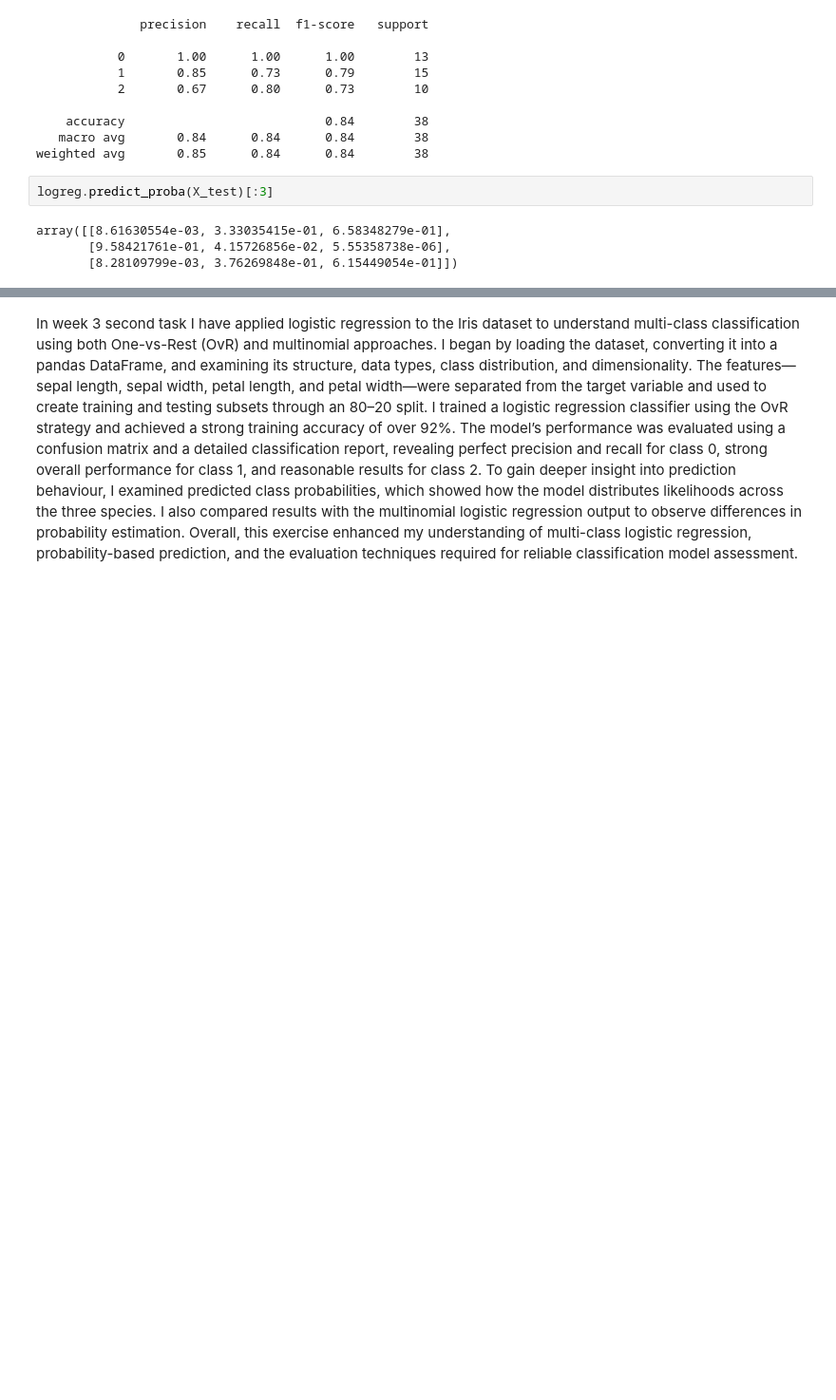
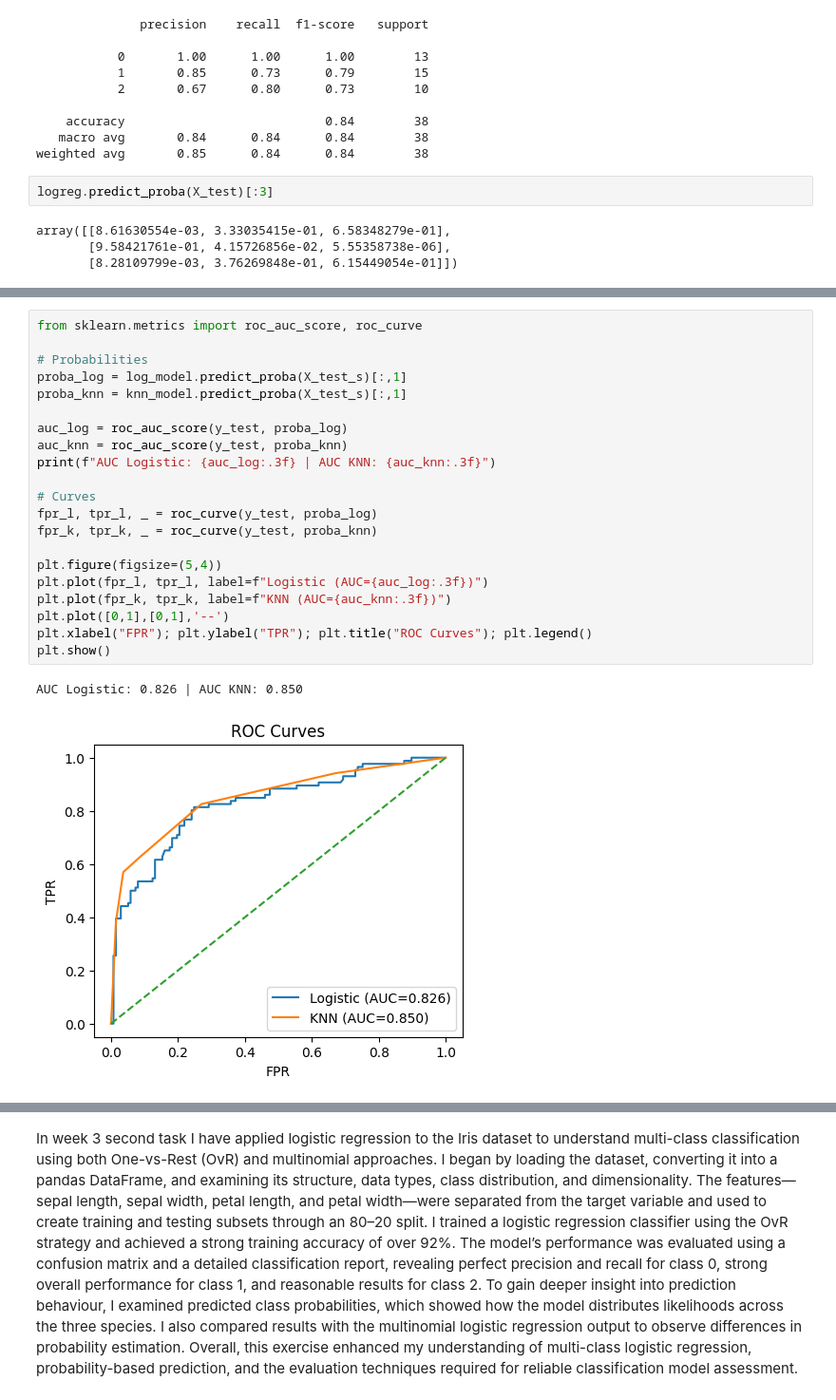
Before and after one commit to Abhijeet3407/Artifical-Inteligence, a Jupyter notebook: Week-3.2.ipynb, the cells around one changed output, grey strips where cells are left out. Shown at 95% size. Drawn from its saved outputs; the diff is of its cells as text; blank space fills up the shorter version.

```diff
--- a/Week-3.2.ipynb
+++ b/Week-3.2.ipynb
@@ -161,0 +319,24 @@ array([[8.61630554e-03, 3.33035415e-01, 6.58348279e-01],
+# %%
+from sklearn.metrics import roc_auc_score, roc_curve
+
+# Probabilities
+proba_log = log_model.predict_proba(X_test_s)[:,1]
+proba_knn = knn_model.predict_proba(X_test_s)[:,1]
+
+auc_log = roc_auc_score(y_test, proba_log)
+auc_knn = roc_auc_score(y_test, proba_knn)
+print(f"AUC Logistic: {auc_log:.3f} | AUC KNN: {auc_knn:.3f}")
+
+# Curves
+fpr_l, tpr_l, _ = roc_curve(y_test, proba_log)
+fpr_k, tpr_k, _ = roc_curve(y_test, proba_knn)
+
+plt.figure(figsize=(5,4))
+plt.plot(fpr_l, tpr_l, label=f"Logistic (AUC={auc_log:.3f})")
+plt.plot(fpr_k, tpr_k, label=f"KNN (AUC={auc_knn:.3f})")
+plt.plot([0,1],[0,1],'--')
+plt.xlabel("FPR"); plt.ylabel("TPR"); plt.title("ROC Curves"); plt.legend()
+plt.show()
+# %% [output]
+AUC Logistic: 0.826 | AUC KNN: 0.850
+[figure, added]
```
Also changed, not shown: parts of 12 cells of this notebook.
